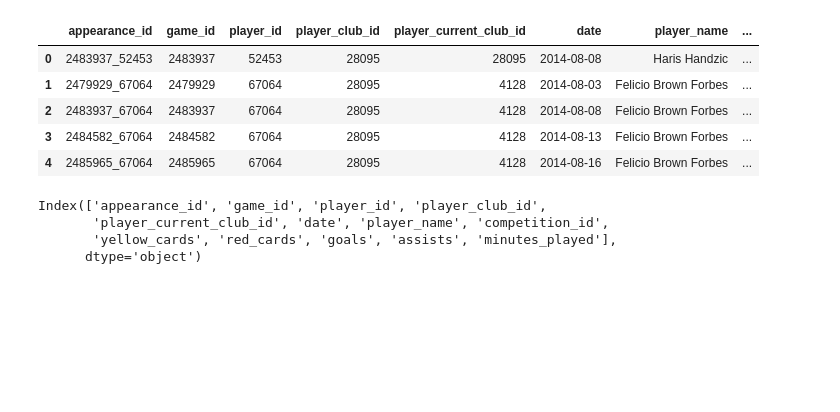
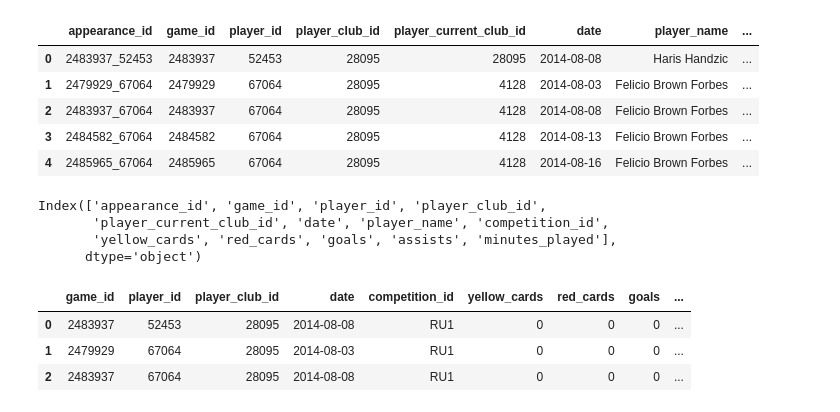
Before and after one commit to nicholasdieke/football-player-valuations, a Jupyter notebook: football_transfer_prediction.ipynb, the cells around one changed output. Cells and saved outputs as stored; diff of their text form; code cells hidden in the pictures; blank space fills up the shorter version.

```diff
--- a/football_transfer_prediction.ipynb
+++ b/football_transfer_prediction.ipynb
@@ -77,3 +77,11 @@ Index(['appearance_id', 'game_id', 'player_id', 'player_club_id',
        'player_current_club_id', 'date', 'player_name', 'competition_id',
        'yellow_cards', 'red_cards', 'goals', 'assists', 'minutes_played'],
       dtype='object')
+# %%
+appearances = appearances.drop(columns=['player_name', 'player_current_club_id', 'appearance_id'])
+appearances.head(3)
+# %% [output]
+|  | game_id | player_id | player_club_id | date | competition_id | yellow_cards | red_cards | goals | ... |
+| 0 | 2483937 | 52453 | 28095 | 2014-08-08 | RU1 | 0 | 0 | 0 | ... |
+| 1 | 2479929 | 67064 | 28095 | 2014-08-03 | RU1 | 0 | 0 | 0 | ... |
+| 2 | 2483937 | 67064 | 28095 | 2014-08-08 | RU1 | 0 | 0 | 0 | ... |
```
Also changed, not shown: parts of 4 cells of this notebook.
